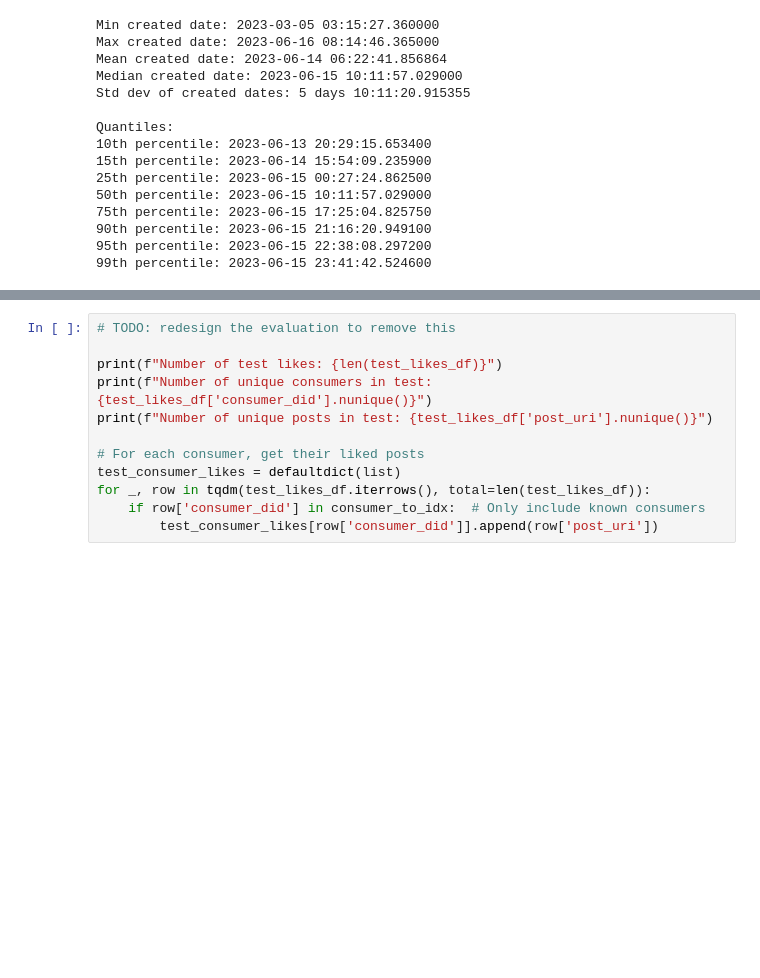
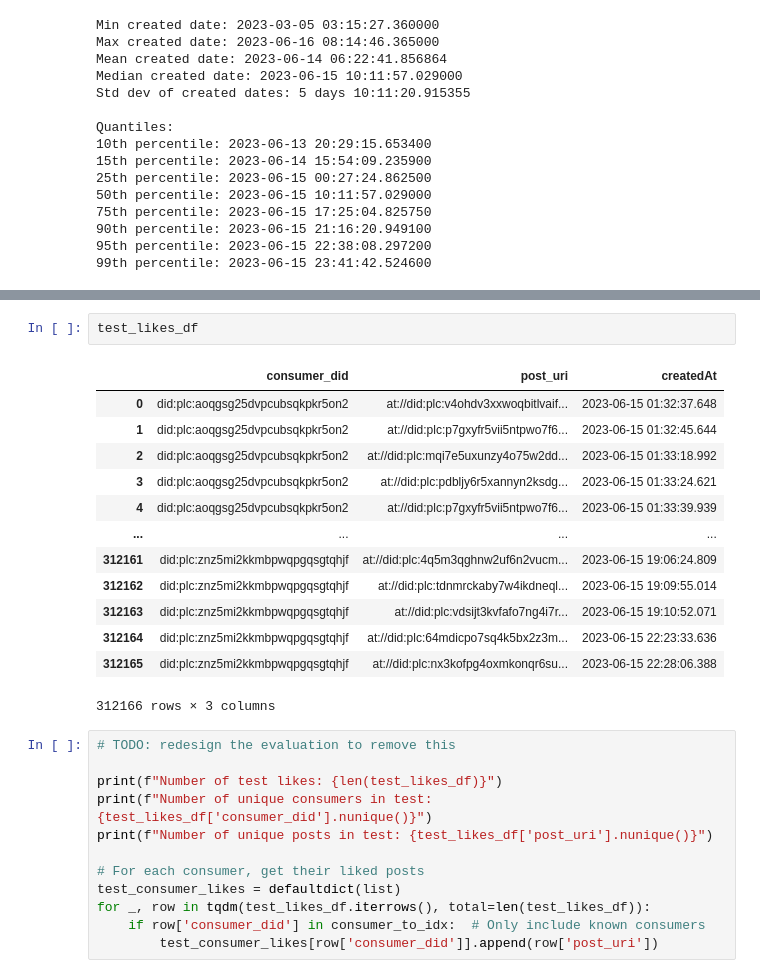
Before and after one commit to bbeat2782/Bluesky-GraphRec, a Jupyter notebook: consumer-producer/main.ipynb, the cells around one changed output, grey strips where cells are left out. Drawn from its saved outputs; the diff is of its cells as text; blank space fills up the shorter version.

```diff
--- a/consumer-producer/main.ipynb
+++ b/consumer-producer/main.ipynb
@@ -523,3 +638,19 @@ Quantiles:
+# %%
+test_likes_df
+# %% [output]
+|  | consumer_did | post_uri | createdAt |
+| 0 | did:plc:aoqgsg25dvpcubsqkpkr5on2 | at://did:plc:v4ohdv3xxwoqbitlvaif... | 2023-06-15 01:32:37.648 |
+| 1 | did:plc:aoqgsg25dvpcubsqkpkr5on2 | at://did:plc:p7gxyfr5vii5ntpwo7f6... | 2023-06-15 01:32:45.644 |
+| 2 | did:plc:aoqgsg25dvpcubsqkpkr5on2 | at://did:plc:mqi7e5uxunzy4o75w2dd... | 2023-06-15 01:33:18.992 |
+| 3 | did:plc:aoqgsg25dvpcubsqkpkr5on2 | at://did:plc:pdbljy6r5xannyn2ksdg... | 2023-06-15 01:33:24.621 |
+| 4 | did:plc:aoqgsg25dvpcubsqkpkr5on2 | at://did:plc:p7gxyfr5vii5ntpwo7f6... | 2023-06-15 01:33:39.939 |
+| ... | ... | ... | ... |
+| 312161 | did:plc:znz5mi2kkmbpwqpgqsgtqhjf | at://did:plc:4q5m3qghnw2uf6n2vucm... | 2023-06-15 19:06:24.809 |
+| 312162 | did:plc:znz5mi2kkmbpwqpgqsgtqhjf | at://did:plc:tdnmrckaby7w4ikdneql... | 2023-06-15 19:09:55.014 |
+| 312163 | did:plc:znz5mi2kkmbpwqpgqsgtqhjf | at://did:plc:vdsijt3kvfafo7ng4i7r... | 2023-06-15 19:10:52.071 |
+| 312164 | did:plc:znz5mi2kkmbpwqpgqsgtqhjf | at://did:plc:64mdicpo7sq4k5bx2z3m... | 2023-06-15 22:23:33.636 |
+| 312165 | did:plc:znz5mi2kkmbpwqpgqsgtqhjf | at://did:plc:nx3kofpg4oxmkonqr6su... | 2023-06-15 22:28:06.388 |
+312166 rows × 3 columns
 # %%
 # TODO: redesign the evaluation to remove this
 
```
Also changed, not shown: parts of 17 cells of this notebook, 10 other files.
